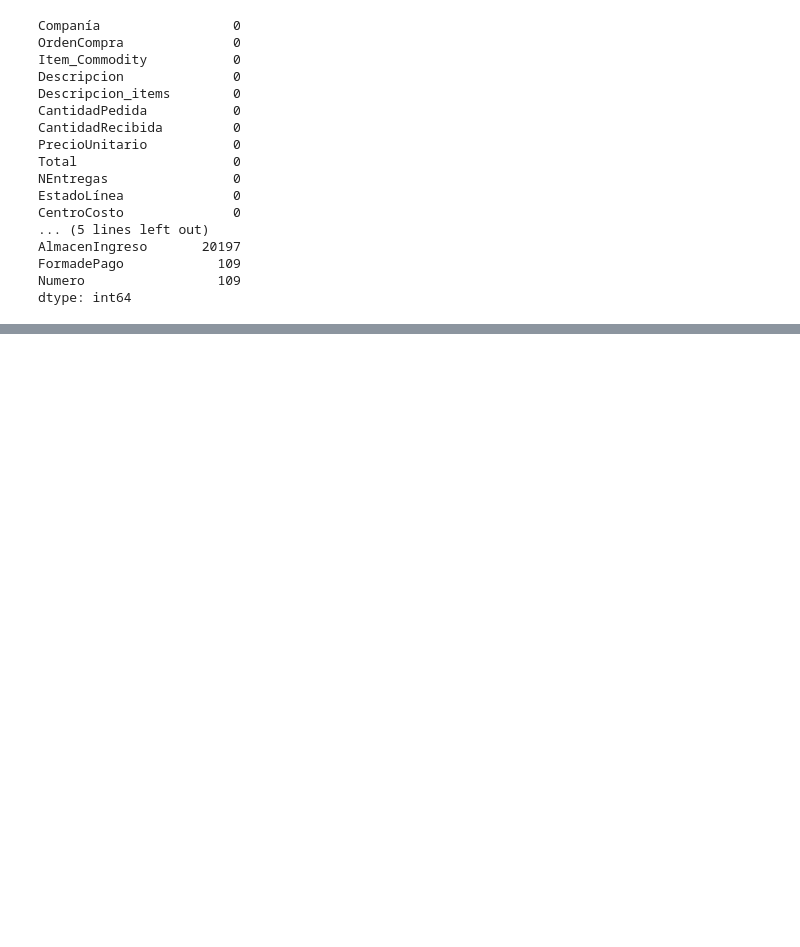
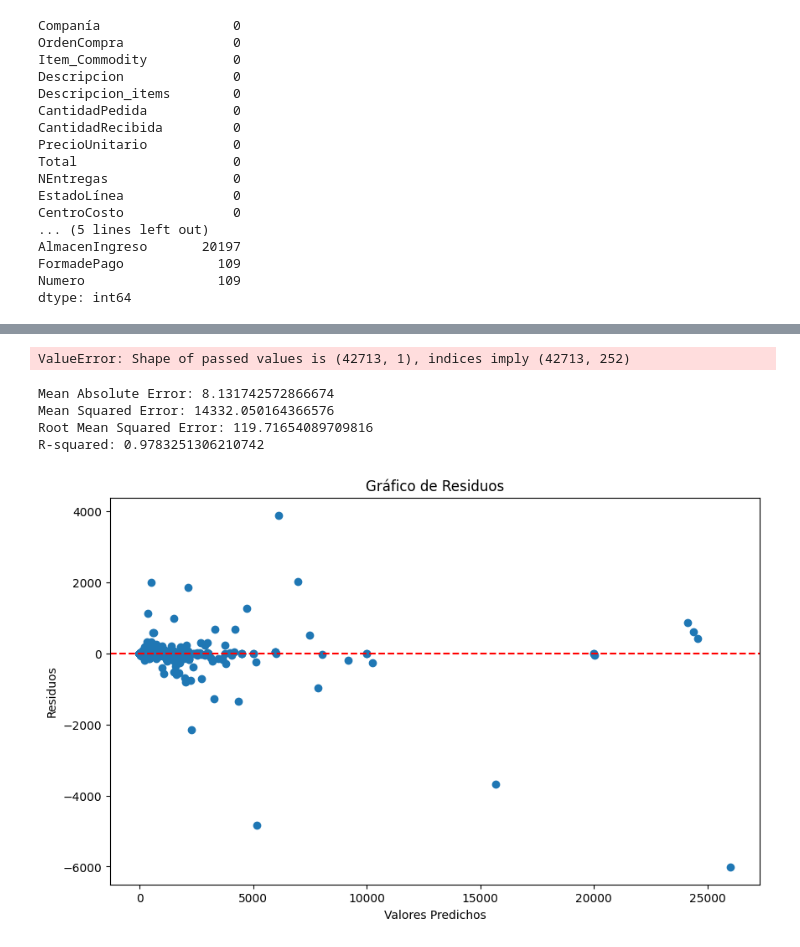
Before and after one commit to rcayraz/MedPredict, a Jupyter notebook: Data/Model/Feature Eng/demanda_compras.ipynb, the cells around one changed output, grey strips where cells are left out. Drawn from its saved outputs; the diff is of its cells as text; code cells hidden in the pictures; blank space fills up the shorter version.

```diff
--- a/Data/Model/Feature Eng/demanda_compras.ipynb
+++ b/Data/Model/Feature Eng/demanda_compras.ipynb
@@ -82,2 +106,7 @@ data_frame_1
+# %%
+detailed_grouped_data['PrecioUnitario']=detailed_grouped_data['PrecioUnitario'].astype(float)
+detailed_grouped_data['Total']=detailed_grouped_data['Total'].astype(float)
+# %%
+data=detailed_grouped_data
 # %%
-data_frame_2 = data_frame_1.drop(columns=['FechaPreparación'])
+data = data.drop(columns=['FechaPreparación'])
@@ -105,0 +113,73 @@ agrupacion.count
+# %%
+from sklearn.compose import ColumnTransformer
+from sklearn.preprocessing import OneHotEncoder
+
+# Definir qué columnas son categóricas
+categorical_features = ['Proveedor', 'FormadePago', 'Clasificacion']  # Ajusta según tu dataset
+
+# Crear el transformador de columnas usando OneHotEncoder para las características categóricas
+column_transformer = ColumnTransformer(
+    transformers=[
+        ('cat', OneHotEncoder(), categorical_features)
+    ],
+    remainder='passthrough'  # Dejar las otras columnas sin cambios
+)
+
+# Aplicar el transformador al conjunto de datos
+X_transformed = column_transformer.fit_transform(data.drop('CantidadPedida', axis=1))  # Asumiendo que 'CantidadPedida' es tu variable objetivo
+
+# Si necesitas un DataFrame en lugar de un numpy array para ver los nombres de columnas:
+feature_names = column_transformer.get_feature_names_out()
+
+
+# Ahora, 'X_transformed' o 'X_transformed_df' puede ser usado para entrenamiento
+# %% [output]
+ValueError: Shape of passed values is (42713, 1), indices imply (42713, 252)
+# %%
+from sklearn.model_selection import train_test_split
+from sklearn.ensemble import RandomForestRegressor
+
+# Separar las etiquetas
+y = data['CantidadPedida']
+
+# Dividir los datos en conjuntos de entrenamiento y prueba
+X_train, X_test, y_train, y_test = train_test_split(X_transformed, y, test_size=0.2, random_state=42)
+
+# Inicializar y entrenar el modelo
+model = RandomForestRegressor(n_estimators=100, random_state=42)
+model.fit(X_train, y_train)
+
+# Predecir y evaluar
+y_pred = model.predict(X_test)
+# %%
+from sklearn.metrics import mean_squared_error, mean_absolute_error, r2_score
+
+# Suponiendo que y_test son los valores reales y y_pred son las predicciones del modelo
+mse = mean_squared_error(y_test, y_pred)
+mae = mean_absolute_error(y_test, y_pred)
+rmse = mean_squared_error(y_test, y_pred, squared=False)
+r2 = r2_score(y_test, y_pred)
+
+print(f'Mean Absolute Error: {mae}')
+print(f'Mean Squared Error: {mse}')
+print(f'Root Mean Squared Error: {rmse}')
+print(f'R-squared: {r2}')
+# %% [output]
+Mean Absolute Error: 8.131742572866674
+Mean Squared Error: 14332.050164366576
+Root Mean Squared Error: 119.71654089709816
+R-squared: 0.9783251306210742
+# %%
+import matplotlib.pyplot as plt
+
+residuos = y_test - y_pred
+
+plt.figure(figsize=(10,6))
+plt.scatter(y_pred, residuos)
+plt.title('Gráfico de Residuos')
+plt.xlabel('Valores Predichos')
+plt.ylabel('Residuos')
+plt.axhline(y=0, color='r', linestyle='--')
+plt.show()
+# %% [output]
+[figure, added]
```
Also changed, not shown: parts of 14 cells of this notebook, 5 other files.
